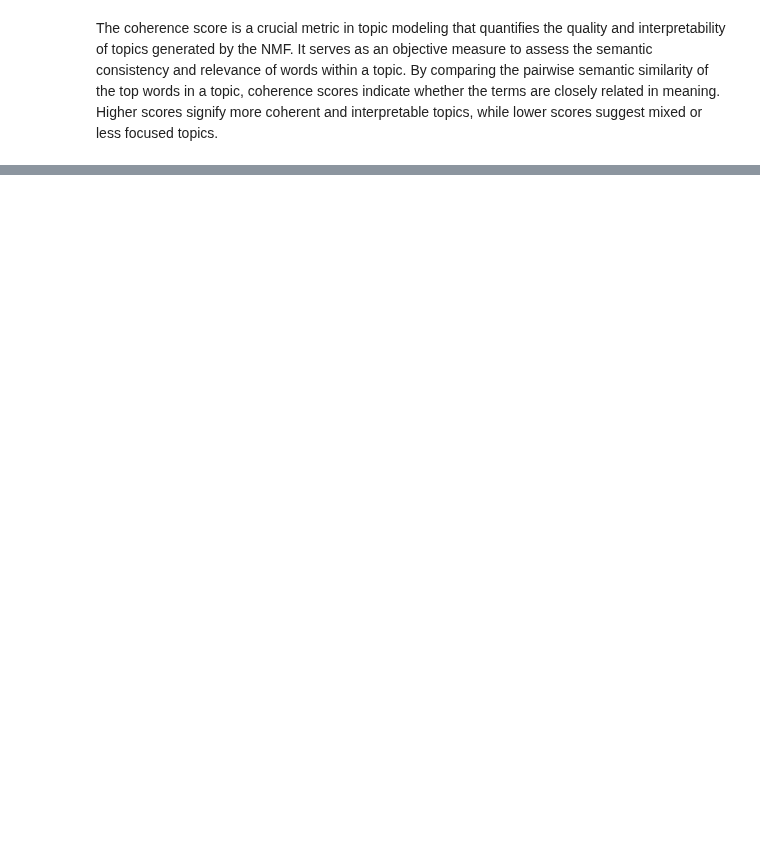
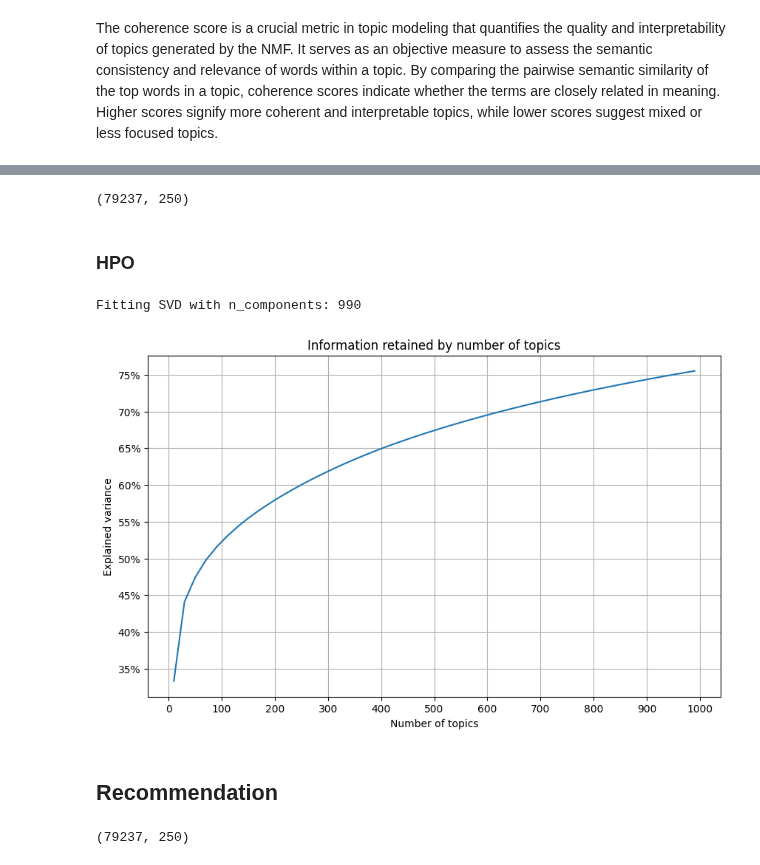
Before and after one commit to AlbotGoodman/machine-learning, a Jupyter notebook: lab2/content-based_filtering.ipynb, the cells around one changed output, grey strips where cells are left out. Cells and saved outputs as stored; diff of their text form; code cells hidden in the pictures; blank space fills up the shorter version.

```diff
--- a/lab2/content-based_filtering.ipynb
+++ b/lab2/content-based_filtering.ipynb
@@ -321,0 +292,5 @@ plt.show()
+# %%
+from sklearn.decomposition import TruncatedSVD
+
+svd = TruncatedSVD(n_components=250)
+lsa = svd.fit_transform(tfidf_matrix)
@@ -321,0 +319,43 @@ plt.show()
+# %%
+lsa_tfidf_df.shape
+# %% [output]
+(79237, 250)
+# %% [markdown]
+### HPO
+# %%
+n_topics = np.arange(10, 1000+1, 20)
+
+var_ratio = []
+for n in n_topics:
+    print(f"\rFitting SVD with n_components: {n}", end="")
+    svd = TruncatedSVD(n_components=n)
+    lsa = svd.fit_transform(tfidf_matrix)
+    explained_variance = svd.explained_variance_ratio_.sum()
+    var_ratio.append(explained_variance)
+# %% [output]
+Fitting SVD with n_components: 990
+# %%
+import matplotlib.pyplot as plt
+import seaborn as sns
+
+plt.figure(figsize=(10, 6))
+sns.lineplot(x=n_topics, y=var_ratio)
+plt.title("Information retained by number of topics")
+plt.xlabel("Number of topics")
+plt.ylabel("Explained variance")
+# plt.xticks(n_topics[::4])
+plt.xticks(range(0, 1001, 100))
+rounded_var_ratio = [round(i * 20) / 20 for i in var_ratio]
+plt.yticks(np.arange(rounded_var_ratio[0], rounded_var_ratio[-1] + 0.05, 0.05),
+           [f"{i:.0%}" for i in np.arange(rounded_var_ratio[0], rounded_var_ratio[-1] + 0.05, 0.05)])
+plt.grid()
+plt.show()
+# %% [output]
+[figure, added]
+# %% [markdown]
+## Recommendation
+# %%
+H = lsa  # this is not correct but for the sake of using the same recommendation function
+H.shape
+# %% [output]
+(79237, 250)
```
Also changed, not shown: parts of 16 cells of this notebook, 1 other file.
